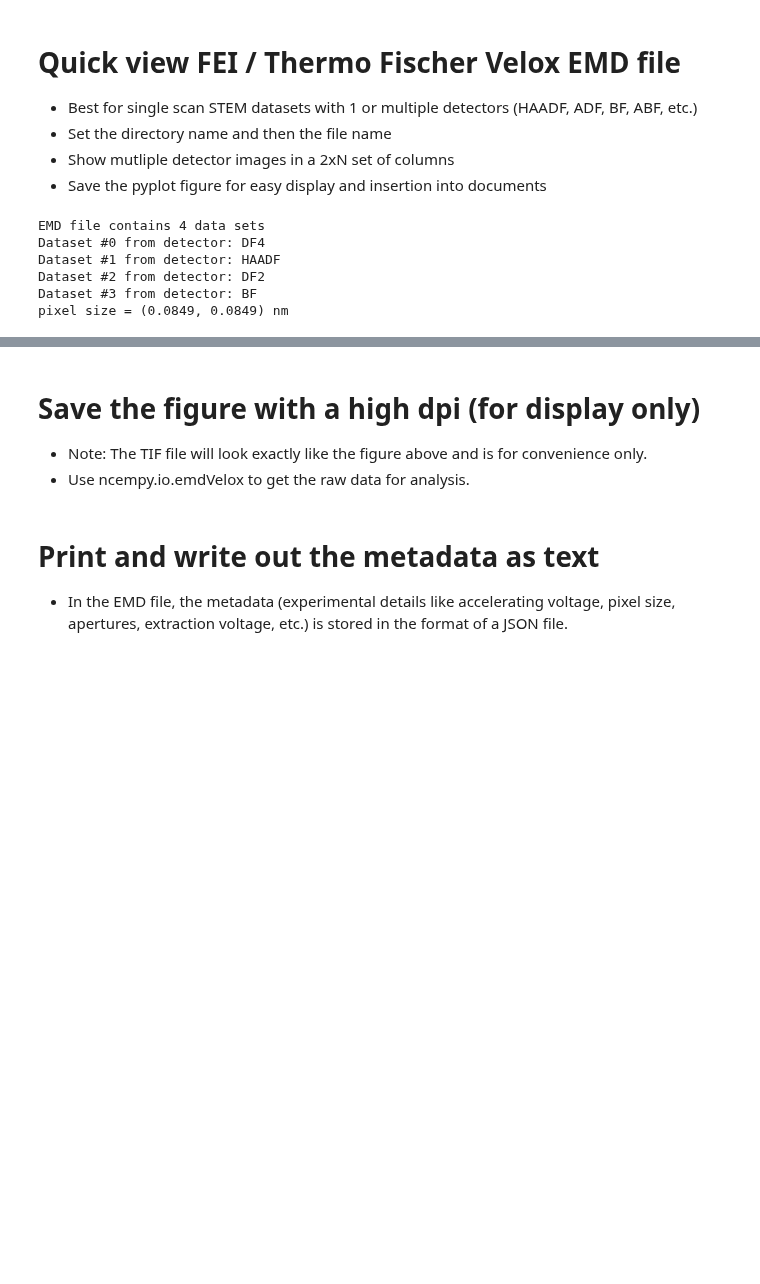
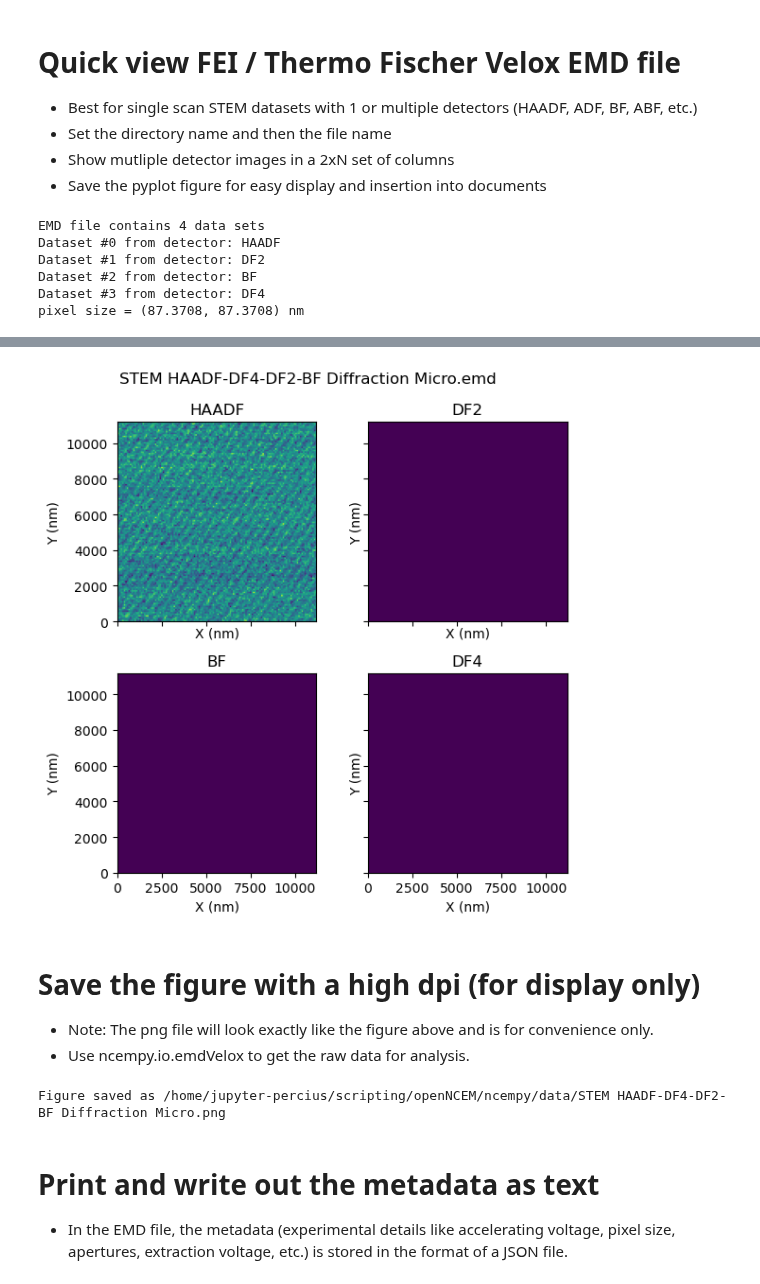
Before and after one commit to ercius/openNCEM, a Jupyter notebook: ncempy/notebooks/Velox EMD review.ipynb, the cells around one changed output, grey strips where cells are left out. Cells and saved outputs as stored; diff of their text form; code cells hidden in the pictures; blank space fills up the shorter version.

Commit message:
remove unused imports, update mutiple image logic, save as PNG, use pathlib, use ncempy data directory

```diff
--- a/ncempy/notebooks/Velox EMD review.ipynb
+++ b/ncempy/notebooks/Velox EMD review.ipynb
@@ -15,38 +13,28 @@ import ncempy.io as nio
 - Show mutliple detector images in a 2xN set of columns
 - Save the pyplot figure for easy display and insertion into documents
 # %%
-# Setup file name
-dName = pathlib.Path(r'C:\Users\linol\Downloads')
-fName = pathlib.Path('1435 1.2 Mx STEM HAADF-DF4-DF2-BF.emd')
+# Setup file path
+file_path = pathlib.Path('../data/STEM HAADF-DF4-DF2-BF Diffraction Micro.emd')
 # %%
-with nio.emdVelox.fileEMDVelox(str(dName / fName)) as emd0:
+with ncempy.io.emdVelox.fileEMDVelox(file_path) as emd0:
     print(emd0) # print out information about the emd dataset
     if len(emd0.list_data) > 1:
-        multipleFlag = True
-        fg1, ax1 = plt.subplots(nrows=round(len(dsetGroups)/2+0.1),ncols=2,figsize=(5,5)) #two columns
-        ax1 = ax1.ravel()
+        fg, ax = plt.subplots(nrows=len(emd0.list_data)//2,ncols=2,figsize=(6,6), sharex=True, sharey=True, squeeze=False)
     else:
-        fg1, ax1 = plt.subplots(nrows=1,ncols=1,figsize=(5,5)) #two columns
+        fg, ax = plt.subplots(nrows=1,ncols=1,figsize=(5,5), squeeze=False)
 
-    for ii,dset in enumerate(emd0.list_data):
-        dd, md = emd0.get_dataset(dset)
-
-        # Plot all of the images
-        if multipleFlag:
-            fovX = md['pixelSize'][0]*dd.shape[0]
-            fovY = md['pixelSize'][1]*dd.shape[1]
-            ax1[ii].imshow(dd,extent=[0,fovX,0,fovY],origin='lower')
-            ax1[ii].set(xlabel='X (nm)',ylabel='Y (nm)',title=detectorName[ii])
-        else:
-            fovX = md['pixelSize'][0]*dd.shape[0]
-            fovY = md['pixelSize'][1]*dd.shape[1]
-            ax1.imshow(dd,extent=[0,fovX,0,fovY],origin='lower')
-            ax1.set(xlabel='X (nm)',ylabel='Y (nm)',title=detectorName[ii])
-fg1.tight_layout()
+    for ii,axx in enumerate(ax.ravel()):
+        dd, md = emd0.get_dataset(ii)
+        fovX = md['pixelSize'][0]*dd.shape[0]
+        fovY = md['pixelSize'][1]*dd.shape[1]
+        axx.imshow(dd,extent=[0,fovX,0,fovY],origin='lower')
+        axx.set(xlabel='X (nm)',ylabel='Y (nm)',title=md['detectorName'])
+fg.suptitle(file_path.name)
+fg.tight_layout()
 # %% [output]
 EMD file contains 4 data sets
-Dataset #0 from detector: DF4
-Dataset #1 from detector: HAADF
-Dataset #2 from detector: DF2
-Dataset #3 from detector: BF
-pixel size = (0.0849, 0.0849) nm
+Dataset #0 from detector: HAADF
+Dataset #1 from detector: DF2
+Dataset #2 from detector: BF
+Dataset #3 from detector: DF4
+pixel size = (87.3708, 87.3708) nm
@@ -55,4 +41,5 @@ pixel size = (0.0849, 0.0849) nm
+[figure, added]
 # %% [markdown]
 # Save the figure with a high dpi (for display only)
-- Note: The TIF file will look exactly like the figure above and is for convenience only.
+- Note: The png file will look exactly like the figure above and is for convenience only.
 - Use ncempy.io.emdVelox to get the raw data for analysis.
@@ -61,3 +46,9 @@ fg1.savefig((dName / fName.with_suffix('.tif')).as_posix(),dpi=300)
+# %%
+out_path = file_path.with_suffix('.png')
+fg.savefig(out_path, dpi=300)
+print(f'Figure saved as {out_path.resolve()}')
+# %% [output]
+Figure saved as /home/jupyter-percius/scripting/openNCEM/ncempy/data/STEM HAADF-DF4-DF2-BF Diffraction Micro.png
 # %% [markdown]
 # Print and write out the metadata as text
 - In the EMD file, the metadata (experimental details like accelerating voltage, pixel size, apertures, extraction voltage, etc.) is stored in the format of a JSON file.
```
Also changed, not shown: parts of 4 cells of this notebook.
